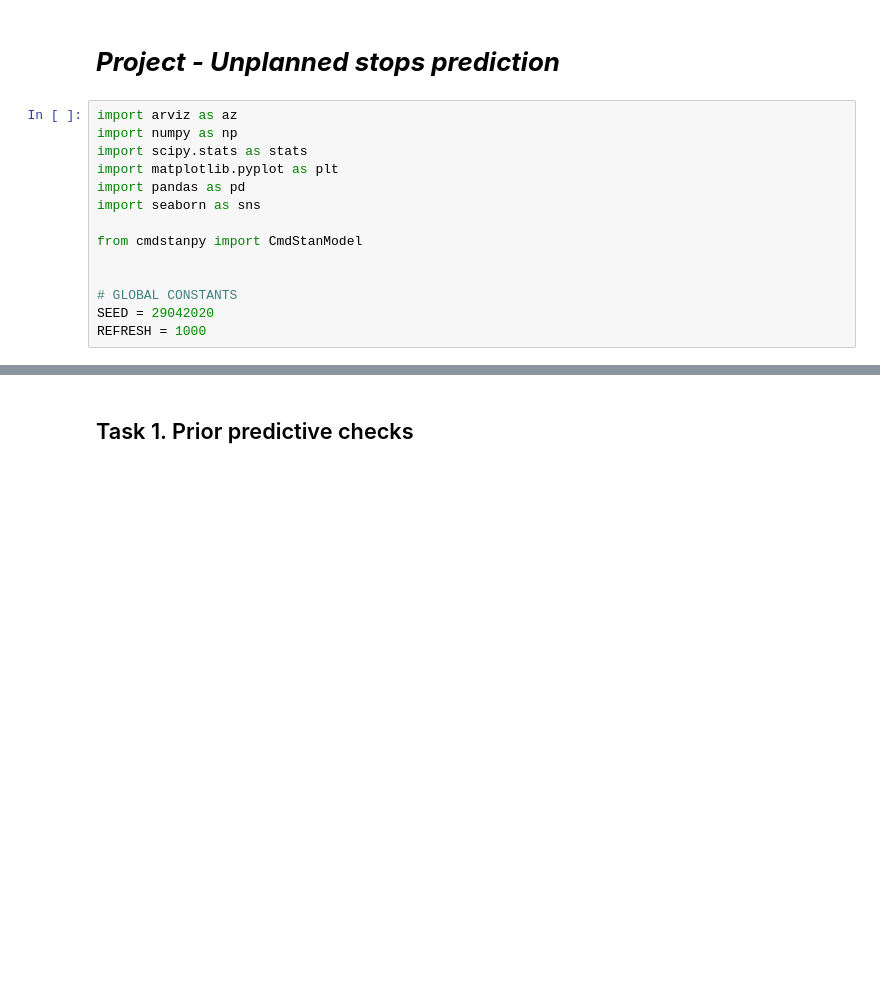
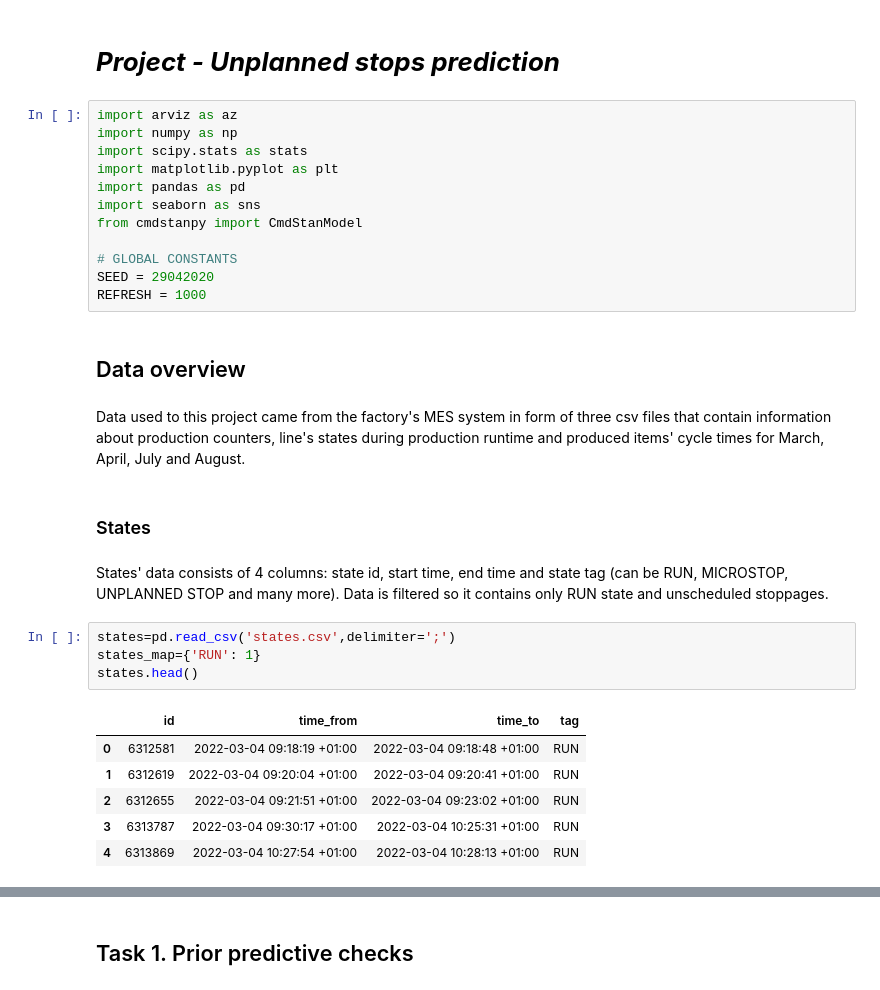
Before and after one commit to Artur-Mzyk/Data-Analytics, a Jupyter notebook: Project/review.ipynb, the cells around one changed output, grey strips where cells are left out. Saved outputs shown, nothing was run; the diff lists cells and outputs as text; blank space fills up the shorter version.

```diff
--- a/Project/review.ipynb
+++ b/Project/review.ipynb
@@ -7,10 +7,27 @@ import scipy.stats as stats
 import matplotlib.pyplot as plt
 import pandas as pd
 import seaborn as sns
-
 from cmdstanpy import CmdStanModel
-
 
 # GLOBAL CONSTANTS
 SEED = 29042020
 REFRESH = 1000
+# %% [markdown]
+## Data overview
+# %% [markdown]
+Data used to this project came from the factory's MES system in form of three csv files that contain information about production counters, line's states during production runtime and produced items' cycle times for March, April, July and August.
+# %% [markdown]
+### States
+# %% [markdown]
+States' data consists of 4 columns: state id, start time, end time and state tag (can be RUN, MICROSTOP, UNPLANNED STOP and many more). Data is filtered so it contains only RUN state and unscheduled stoppages.
+# %%
+states=pd.read_csv('states.csv',delimiter=';')
+states_map={'RUN': 1}
+states.head()
+# %% [output]
+|  | id | time_from | time_to | tag |
+| 0 | 6312581 | 2022-03-04 09:18:19 +01:00 | 2022-03-04 09:18:48 +01:00 | RUN |
+| 1 | 6312619 | 2022-03-04 09:20:04 +01:00 | 2022-03-04 09:20:41 +01:00 | RUN |
+| 2 | 6312655 | 2022-03-04 09:21:51 +01:00 | 2022-03-04 09:23:02 +01:00 | RUN |
+| 3 | 6313787 | 2022-03-04 09:30:17 +01:00 | 2022-03-04 10:25:31 +01:00 | RUN |
+| 4 | 6313869 | 2022-03-04 10:27:54 +01:00 | 2022-03-04 10:28:13 +01:00 | RUN |
```
Also changed, not shown: parts of 25 cells of this notebook.
